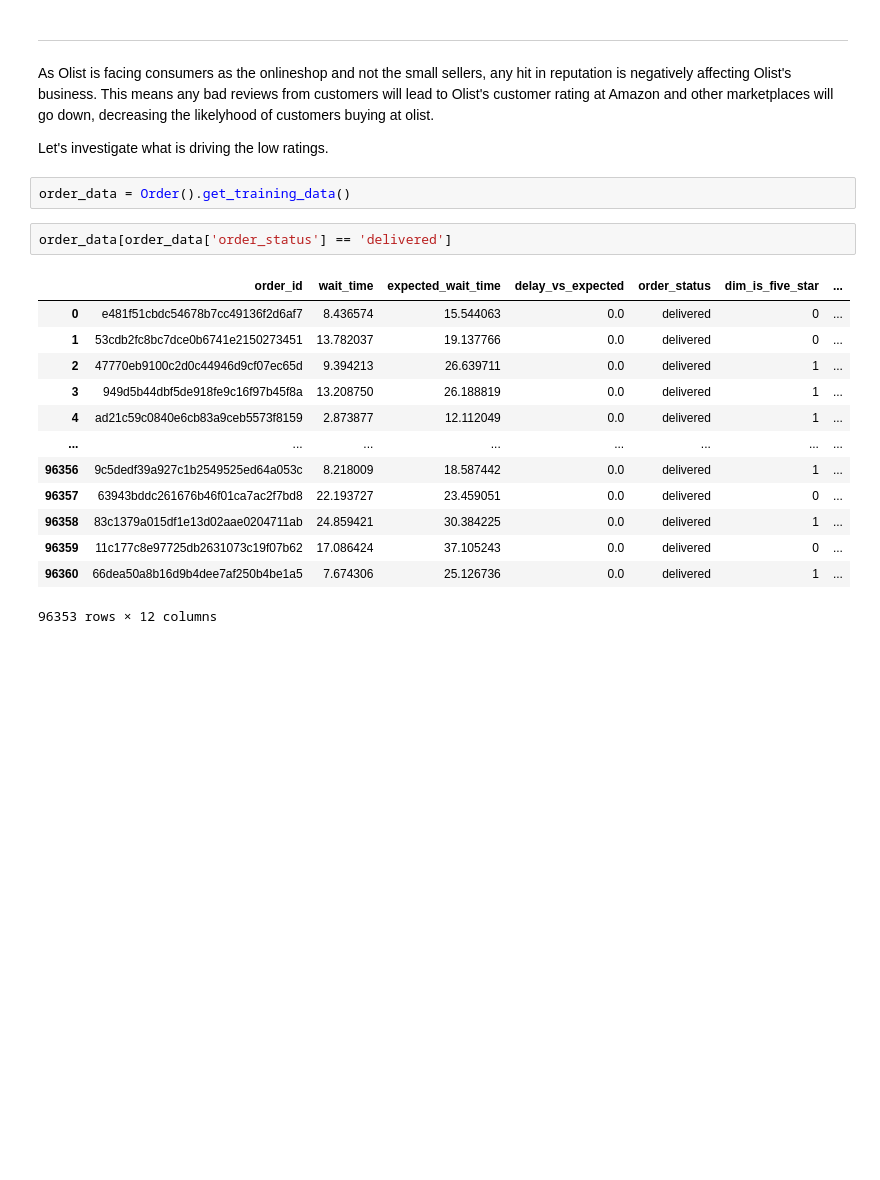
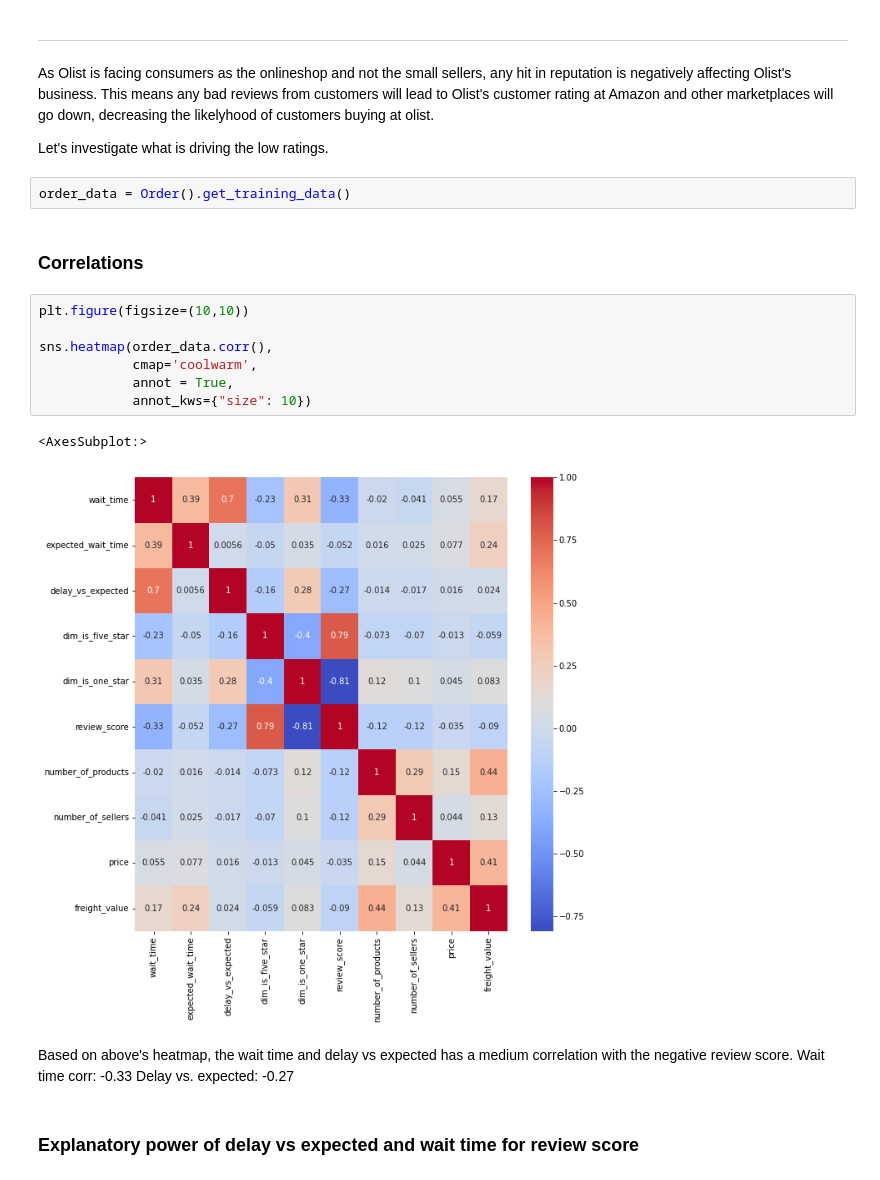
Before and after one commit to DucVanNgo/olist, a Jupyter notebook: notebooks/Data Exploration.ipynb, the cells around one changed output. Saved outputs shown, nothing was run; the diff lists cells and outputs as text; blank space fills up the shorter version.

```diff
--- a/notebooks/Data Exploration.ipynb
+++ b/notebooks/Data Exploration.ipynb
@@ -158,21 +158,23 @@ Visualize customer count on map!!!
 As Olist is facing consumers as the onlineshop and not the small sellers, any hit in reputation is negatively affecting Olist's business. This means any bad reviews from customers will lead to Olist's customer rating at Amazon and other marketplaces will go down, decreasing the likelyhood of customers buying at olist.
 
 Let's investigate what is driving the low ratings.
-# %%
-order_data = Order().get_training_data()
-# %%
-order_data[order_data['order_status'] == 'delivered']
-# %% [output]
-|  | order_id | wait_time | expected_wait_time | delay_vs_expected | order_status | dim_is_five_star | ... |
-| 0 | e481f51cbdc54678b7cc49136f2d6af7 | 8.436574 | 15.544063 | 0.0 | delivered | 0 | ... |
-| 1 | 53cdb2fc8bc7dce0b6741e2150273451 | 13.782037 | 19.137766 | 0.0 | delivered | 0 | ... |
-| 2 | 47770eb9100c2d0c44946d9cf07ec65d | 9.394213 | 26.639711 | 0.0 | delivered | 1 | ... |
-| 3 | 949d5b44dbf5de918fe9c16f97b45f8a | 13.208750 | 26.188819 | 0.0 | delivered | 1 | ... |
-| 4 | ad21c59c0840e6cb83a9ceb5573f8159 | 2.873877 | 12.112049 | 0.0 | delivered | 1 | ... |
-| ... | ... | ... | ... | ... | ... | ... | ... |
-| 96356 | 9c5dedf39a927c1b2549525ed64a053c | 8.218009 | 18.587442 | 0.0 | delivered | 1 | ... |
-| 96357 | 63943bddc261676b46f01ca7ac2f7bd8 | 22.193727 | 23.459051 | 0.0 | delivered | 0 | ... |
-| 96358 | 83c1379a015df1e13d02aae0204711ab | 24.859421 | 30.384225 | 0.0 | delivered | 1 | ... |
-| 96359 | 11c177c8e97725db2631073c19f07b62 | 17.086424 | 37.105243 | 0.0 | delivered | 0 | ... |
-| 96360 | 66dea50a8b16d9b4dee7af250b4be1a5 | 7.674306 | 25.126736 | 0.0 | delivered | 1 | ... |
-96353 rows × 12 columns
+# %%
+order_data = Order().get_training_data()
+# %% [markdown]
+### Correlations
+# %%
+plt.figure(figsize=(10,10))
+
+sns.heatmap(order_data.corr(),
+            cmap='coolwarm',
+            annot = True,
+            annot_kws={"size": 10})
+# %% [output]
+<AxesSubplot:>
+[figure, added]
+# %% [markdown]
+Based on above's heatmap, the wait time and delay vs expected has a medium correlation with the negative review score.
+Wait time corr: -0.33
+Delay vs. expected: -0.27
+# %% [markdown]
+### Explanatory power of delay vs expected and wait time for review score
```
Also changed, not shown: parts of 10 cells of this notebook, 1 other file.
